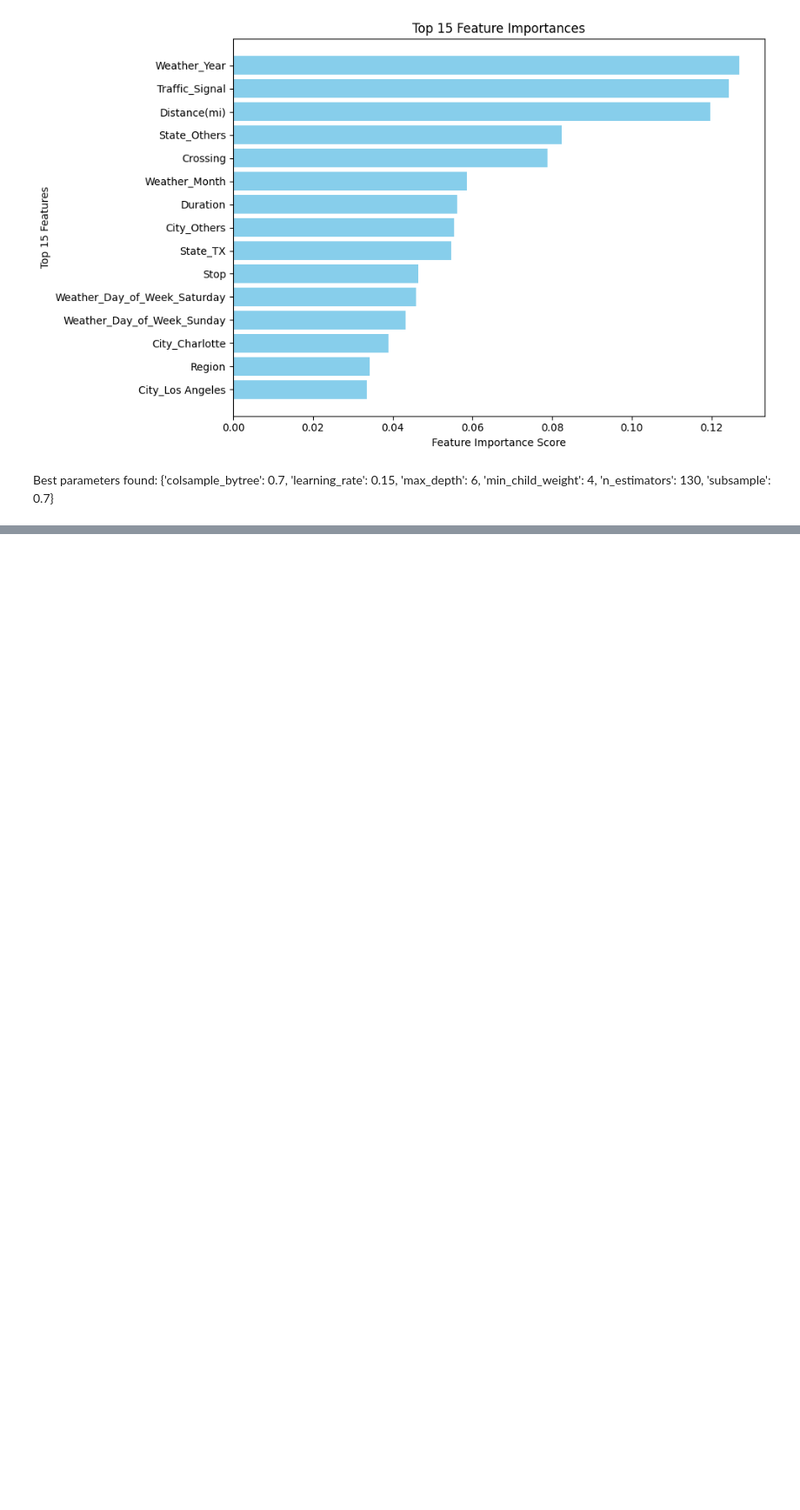
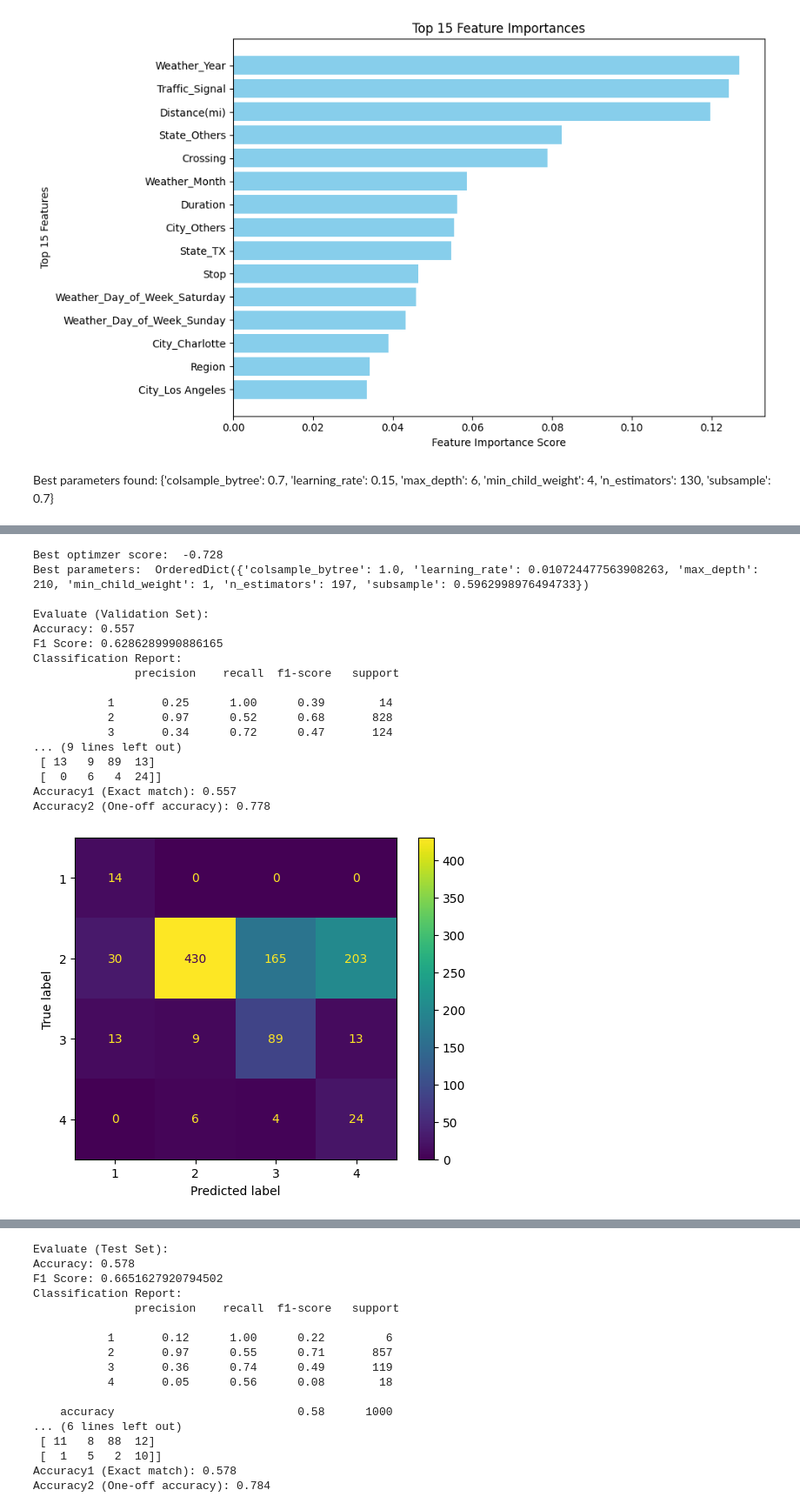
Before and after one commit to win-laeyee/traffic_accident_severity_prediction, a Jupyter notebook: notebooks/models/xgboost_improved.ipynb, the cells around one changed output, grey strips where cells are left out. Shown at 87% size. Saved outputs shown, nothing was run; the diff lists cells and outputs as text; code cells hidden in the pictures; blank space fills up the shorter version.

```diff
--- a/notebooks/models/xgboost_improved.ipynb
+++ b/notebooks/models/xgboost_improved.ipynb
@@ -586,0 +697,30 @@ Best parameters found:  {'colsample_bytree': 0.7, 'learning_rate': 0.15, 'max_de
+# %%
+
+scorer = make_scorer(mean_squared_error, greater_is_better=False)
+best_model_mse1, best_params_mse1 = tune_evaluate(
+    X_train, y_train,
+    X_validate, y_validate,
+    X_test, y_test,
+    param_grid=param_grid,
+    scorer=scorer,
+    n_features=15
+)
+# %% [output]
+Best optimzer score:  -0.728
+Best parameters:  OrderedDict({'colsample_bytree': 1.0, 'learning_rate': 0.010724477563908263, 'max_depth': 210, 'min_child_weight': 1, 'n_estimators': 197, 'subsample': 0.5962998976494733})
+
+Evaluate (Validation Set):
+Accuracy: 0.557
+F1 Score: 0.6286289990886165
+Classification Report:
+               precision    recall  f1-score   support
+
+           1       0.25      1.00      0.39        14
+           2       0.97      0.52      0.68       828
+           3       0.34      0.72      0.47       124
+... (9 lines left out)
+ [ 13   9  89  13]
+ [  0   6   4  24]]
+Accuracy1 (Exact match): 0.557
+Accuracy2 (One-off accuracy): 0.778
+[figure, added]
@@ -586,0 +728,17 @@ Best parameters found:  {'colsample_bytree': 0.7, 'learning_rate': 0.15, 'max_de
+Evaluate (Test Set):
+Accuracy: 0.578
+F1 Score: 0.6651627920794502
+Classification Report:
+               precision    recall  f1-score   support
+
+           1       0.12      1.00      0.22         6
+           2       0.97      0.55      0.71       857
+           3       0.36      0.74      0.49       119
+           4       0.05      0.56      0.08        18
+
+    accuracy                           0.58      1000
+... (6 lines left out)
+ [ 11   8  88  12]
+ [  1   5   2  10]]
+Accuracy1 (Exact match): 0.578
+Accuracy2 (One-off accuracy): 0.784
```
Also changed, not shown: parts of 9 cells of this notebook, 1 other file.
